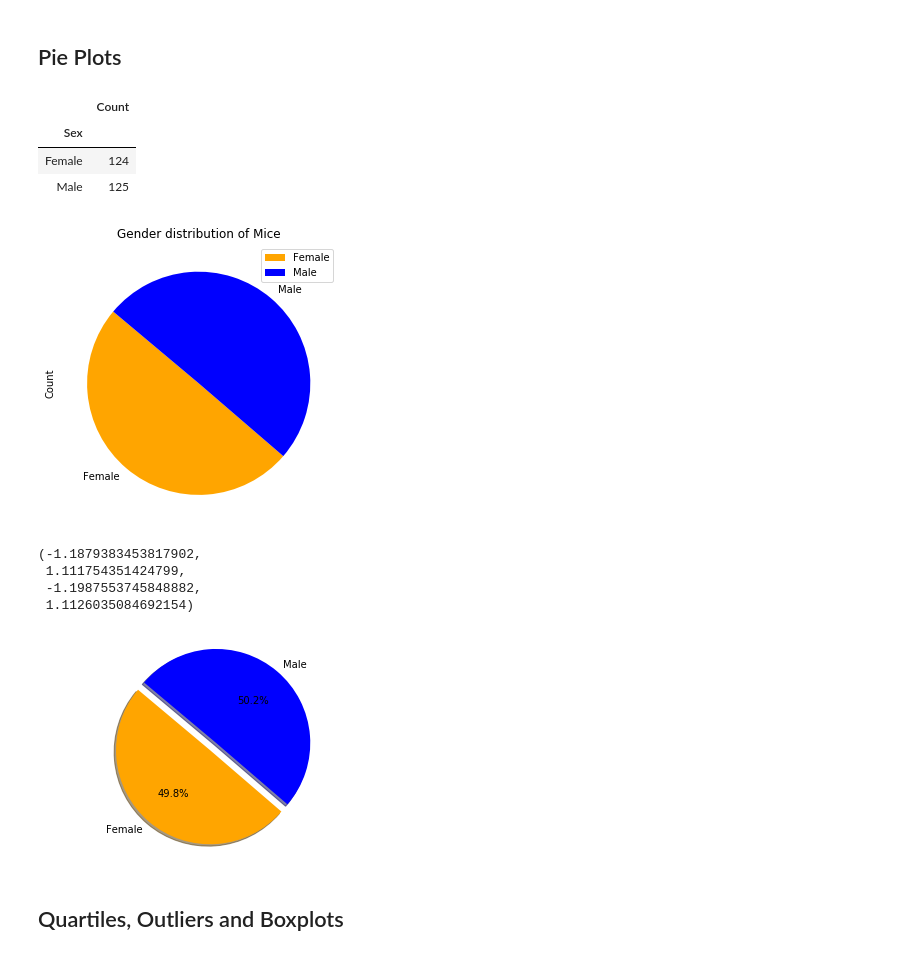
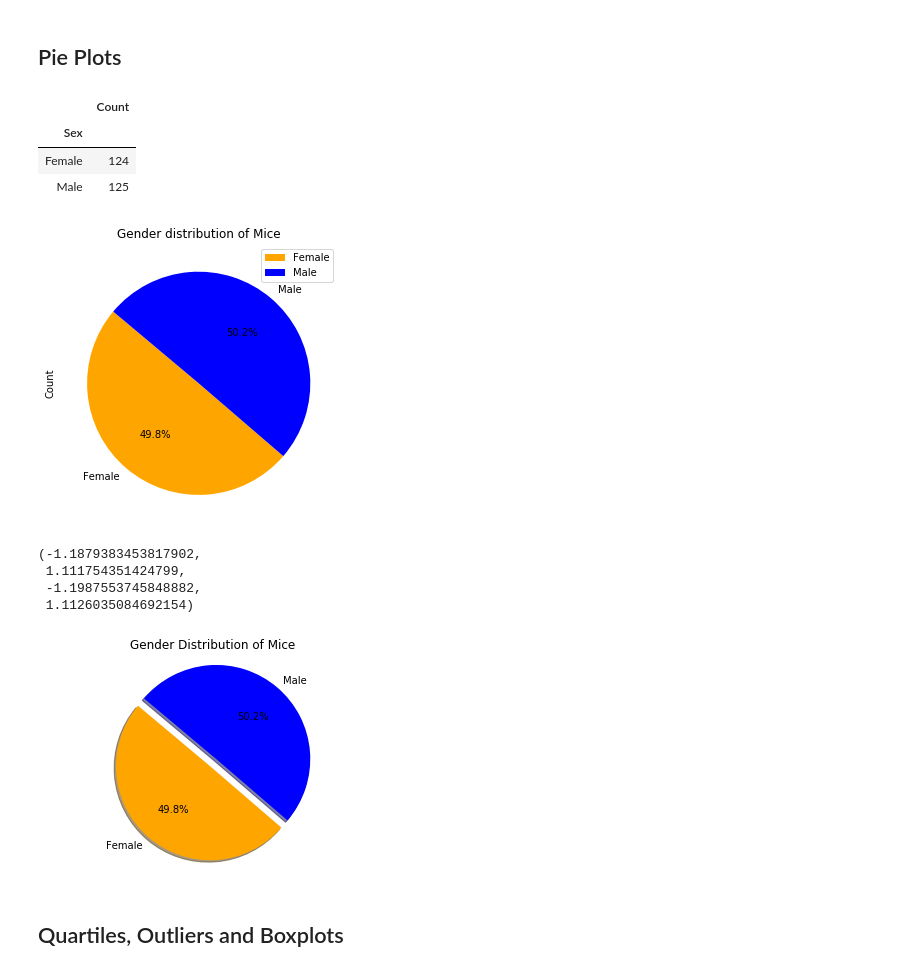
Before and after one commit to AnuinChicago/Matplotlib_Challenge, a Jupyter notebook: pymaceuticals_starter.ipynb, the cells around one changed output. Cells and saved outputs as stored; diff of their text form; code cells hidden in the pictures.

```diff
--- a/pymaceuticals_starter.ipynb
+++ b/pymaceuticals_starter.ipynb
@@ -220,7 +220,7 @@ mice_gender_df
 num_gender =pd.DataFrame(mice_gender_df.groupby(["Sex"]).count())
 num_gender.columns =["Count"]
 
-gender_pie = num_gender.plot(kind="pie", y='Count', figsize=(5, 7), colors=['orange', 'blue'],startangle=140, title=("Gender distribution of Mice"))
+gender_pie = num_gender.plot(kind="pie", y='Count',autopct='%1.1f%%', figsize=(5, 7),colors=['orange', 'blue'],startangle=140, title=("Gender distribution of Mice"))
 #plt.axis("equal")
 num_gender
 # %% [output]
@@ -228,25 +228,25 @@ num_gender
 | Sex |  |
 | Female | 124 |
 | Male | 125 |
-[figure, old version]
+[figure, new version]
 # %%
 # Generate a pie plot showing the distribution of female versus male mice using pyplot
 
 labels = ["Female", "Male"]
 count= [124, 125]
 colors = ['orange', 'blue']
 explode = (0.1, 0)  # explode 1st slice
 
 # Plot
 plt.pie(count, labels=labels, colors=colors, explode=explode, autopct='%1.1f%%', shadow=True, startangle=140)
-
+plt.title("Gender Distribution of Mice")
 plt.axis('equal')
 # %% [output]
 (-1.1879383453817902,
  1.111754351424799,
  -1.1987553745848882,
  1.1126035084692154)
-[figure, old version]
+[figure, new version]
 # %% [markdown]
 ## Quartiles, Outliers and Boxplots
 # %%
```
Also changed, not shown: parts of 1 cell of this notebook, 1 other file.
